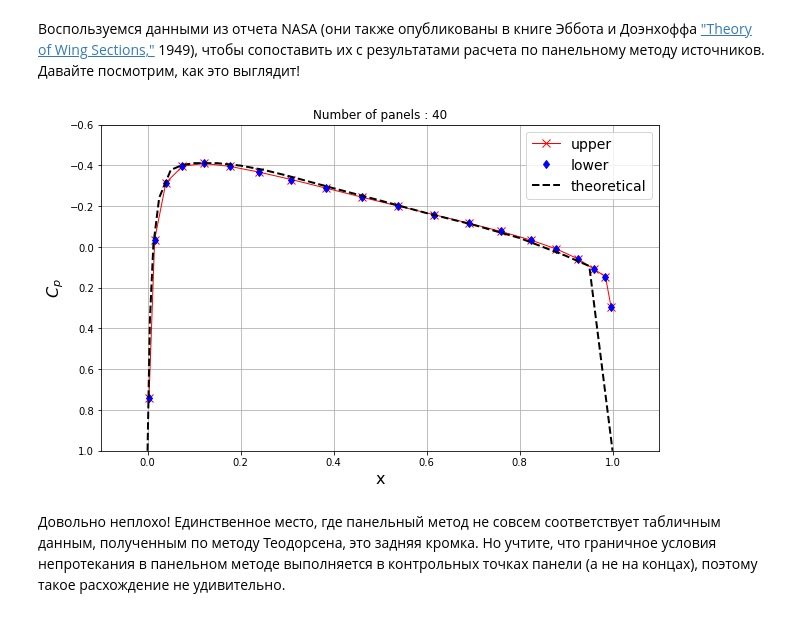
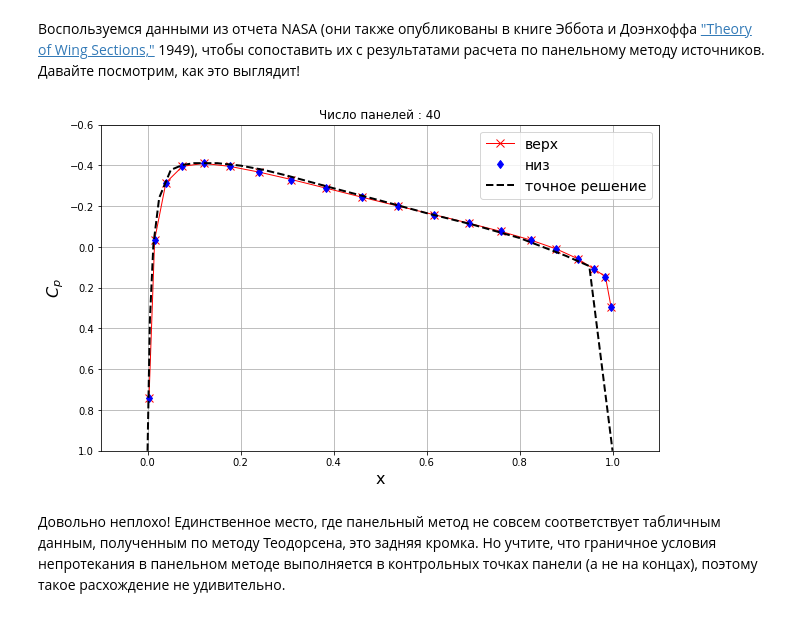
Before and after one commit to ikursakov/ru_AeroPython, a Jupyter notebook: lessons/10_Lesson10_sourcePanelMethod.ipynb, the cells around one changed output. Drawn from its saved outputs; the diff is of its cells as text; code cells hidden in the pictures.

```diff
--- a/lessons/10_Lesson10_sourcePanelMethod.ipynb
+++ b/lessons/10_Lesson10_sourcePanelMethod.ipynb
@@ -187,7 +193,8 @@ pyplot.ylabel('y', fontsize=16)
 pyplot.plot(x, y, color='k', linestyle='-', linewidth=2)
 pyplot.plot(numpy.append([panel.xa for panel in panels], panels[0].xa),
             numpy.append([panel.ya for panel in panels], panels[0].ya),
-            linestyle='-', linewidth=1, marker='o', markersize=6, color='#CD2305')
+            linestyle='-', linewidth=1, marker='o', markersize=6,\
+            color='#CD2305')
 pyplot.axis('scaled', adjustable='box')
 pyplot.xlim(-0.1, 1.1)
 pyplot.ylim(-0.1, 0.1);
@@ -307,7 +316,9 @@ def build_matrix(panels):
     for i, p_i in enumerate(panels):
         for j, p_j in enumerate(panels):
             if i != j:
-                A[i,j] = 0.5/math.pi*integral(p_i.xc, p_i.yc, p_j, math.cos(p_i.beta), math.sin(p_i.beta))
+                A[i,j] = 0.5/math.pi*integral(p_i.xc, p_i.yc,\
+                                              p_j, math.cos(p_i.beta),\
+                                              math.sin(p_i.beta))
 
     return A
 
@@ -423,13 +437,19 @@ get_pressure_coefficient(panels, freestream)
 
 В таблице представлены значения $(u/U_{\infty})^2$ в нескольких точках по хорде профиля. Выведем их здесь и сохраним в массив:
 # %%
-voverVsquared=numpy.array([0, 0.64, 1.01, 1.241, 1.378, 1.402, 1.411, 1.411, 1.399, 1.378, 1.35, 1.288, 1.228, 1.166, 1.109, 1.044, 0.956, 0.906, 0])
+voverVsquared=numpy.array([0, 0.64, 1.01, 1.241,\
+                           1.378, 1.402, 1.411, \
+                           1.411, 1.399, 1.378, \
+                           1.35, 1.288, 1.228, \
+                           1.166, 1.109, 1.044, 0.956, 0.906, 0])
 print(voverVsquared)
 # %% [output]
 [0.    0.64  1.01  1.241 1.378 1.402 1.411 1.411 1.399 1.378 1.35  1.288
  1.228 1.166 1.109 1.044 0.956 0.906 0.   ]
 # %%
-xtheo=numpy.array([0, 0.5, 1.25, 2.5, 5.0, 7.5, 10, 15, 20, 25, 30, 40, 50, 60, 70, 80, 90, 95, 100])
+xtheo=numpy.array([0, 0.5, 1.25, 2.5, 5.0, 7.5,\
+                   10, 15, 20, 25, 30, 40, 50, 60,\
+                   70, 80, 90, 95, 100])
 xtheo = xtheo/100
 print(xtheo)
 # %% [output]
@@ -442,26 +462,26 @@ print(xtheo)
 # %%
 # рисуем коэффициент давления на поверхности профиля
 pyplot.figure(figsize=(10, 6))
 pyplot.grid()
 pyplot.xlabel('x', fontsize=16)
 pyplot.ylabel('$C_p$', fontsize=16)
 pyplot.plot([panel.xc for panel in panels if panel.loc == 'upper'],
             [panel.cp for panel in panels if panel.loc == 'upper'],
-            label='upper',
+            label='верх',
             color='r', linewidth=1, marker='x', markersize=8)
 pyplot.plot([panel.xc for panel in panels if panel.loc == 'lower'],
             [panel.cp for panel in panels if panel.loc == 'lower'],
-            label='lower',
+            label='низ',
             color='b', linewidth=0, marker='d', markersize=6)
 pyplot.plot(xtheo, 1-voverVsquared,
-            label='theoretical',
+            label='точное решение',
             color='k', linestyle='--',linewidth=2)
 pyplot.legend(loc='best', prop={'size':14})
 pyplot.xlim(-0.1, 1.1)
 pyplot.ylim(1.0, -0.6)
-pyplot.title('Number of panels : %d' % N);
+pyplot.title('Число панелей : %d' % N);
 # %% [output]
-[figure, old version]
+[figure, new version]
 # %% [markdown]
 Довольно неплохо! Единственное место, где панельный метод не совсем соответствует табличным данным, полученным по методу Теодорсена, это задняя кромка. Но учтите, что граничное условия непротекания в панельном методе выполняется в контрольных точках панели (а не на концах), поэтому такое расхождение не удивительно.
 # %% [markdown]
```
Also changed, not shown: parts of 10 cells of this notebook.
